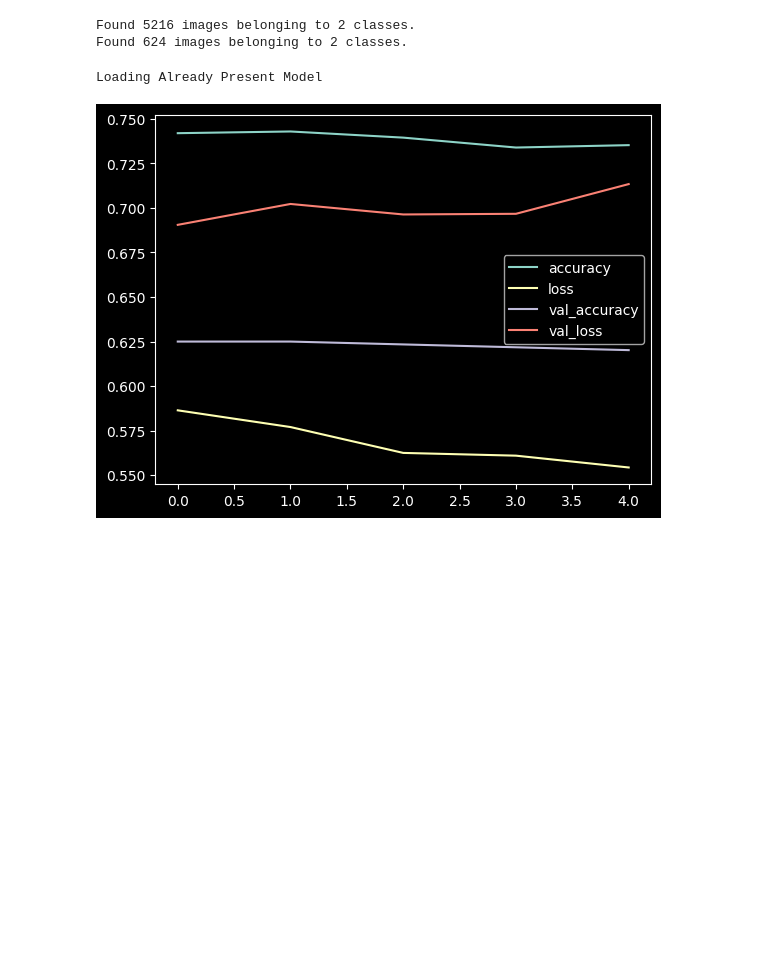
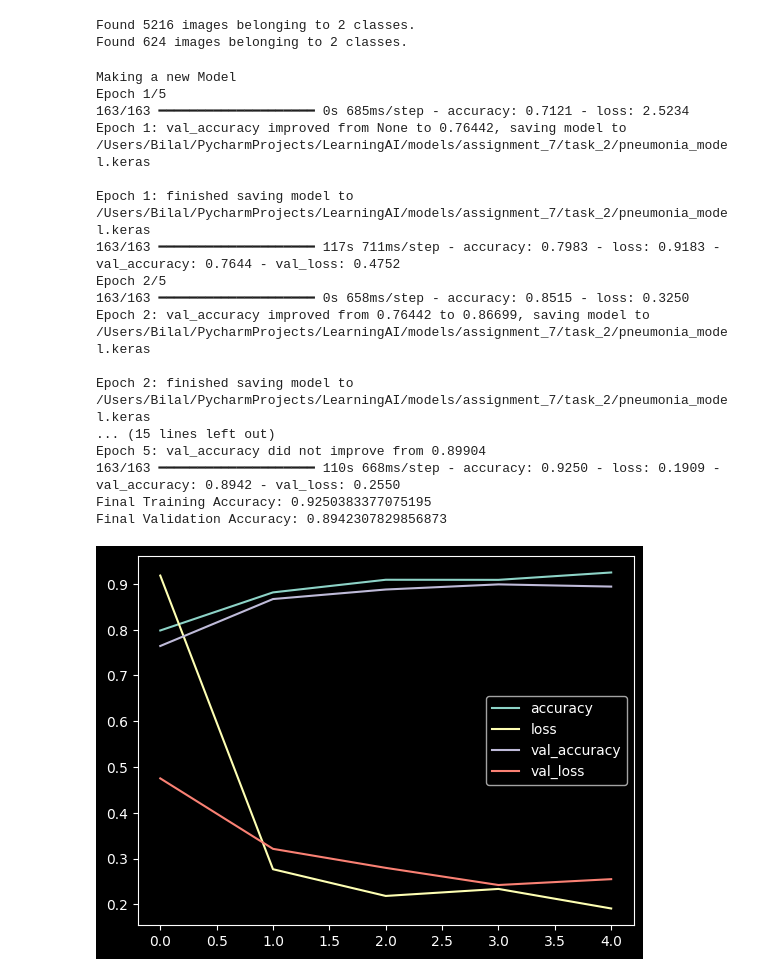
Before and after one commit to Muhammad-Bilal1605/LearningAI, a Jupyter notebook: scripts/assignment_7/assignment_7_task_2.ipynb, the cells around one changed output. Drawn from its saved outputs; the diff is of its cells as text; code cells hidden in the pictures; blank space fills up the shorter version.

Commit message:
assignment_7: Improved the Pneumonia Model

```diff
--- a/scripts/assignment_7/assignment_7_task_2.ipynb
+++ b/scripts/assignment_7/assignment_7_task_2.ipynb
@@ -36,7 +36,7 @@ train_data = train_datagen.flow_from_directory(
     train_dir,
     color_mode="grayscale",
     batch_size=32,
-    target_size=(128, 128),
+    target_size=(224, 224),
     class_mode="binary"
 )
 
@@ -44,8 +44,9 @@ test_data = valid_datagen.flow_from_directory(
     test_dir,
     color_mode="grayscale",
     batch_size=32,
-    target_size=(128, 128),
-    class_mode="binary"
+    target_size=(224, 224),
+    class_mode="binary",
+    shuffle=False
 )
 # %% [output]
 Found 5216 images belonging to 2 classes.
@@ -55,42 +56,78 @@ data_augmentation = tf.keras.Sequential([
     tf.keras.layers.RandomFlip("horizontal"),
     tf.keras.layers.RandomRotation(0.1),
     tf.keras.layers.RandomZoom(0.1),
-    tf.keras.layers.RandomFlip(mode='horizontal'),
 ])
 # %%
 model = tf.keras.Sequential([
-    tf.keras.layers.Input(shape=(128, 128, 1)),
+    tf.keras.layers.Input(shape=(224, 224, 1)),
     data_augmentation,
-    tf.keras.layers.Conv2D(64, (3, 3), activation="relu"),
-    tf.keras.layers.Conv2D(32, (3, 3), activation="relu"),
-    tf.keras.layers.MaxPool2D(),
 
-    tf.keras.layers.GlobalAveragePooling2D(),
-    tf.keras.layers.Dropout(0.4),
+    tf.keras.layers.Conv2D(32, (3, 3), padding='same'),
+    tf.keras.layers.MaxPool2D(pool_size=(2, 2), strides=2),
 
+    tf.keras.layers.Conv2D(64, (3, 3), padding='same'),
+    tf.keras.layers.MaxPool2D(pool_size=(2, 2), strides=2),
+
+    tf.keras.layers.Conv2D(128, (3, 3), padding='same'),
+    tf.keras.layers.MaxPool2D(pool_size=(2, 2), strides=2),
+
+    tf.keras.layers.Flatten(),
+
+    tf.keras.layers.Dense(1000, activation='relu'),
     tf.keras.layers.Dense(1, activation="sigmoid")
 ])
 # %%
 model.compile(loss=tf.keras.losses.binary_crossentropy, optimizer='adam', metrics=["accuracy"])
+# %%
+checkpoint = tf.keras.callbacks.ModelCheckpoint(
+    filepath=MODEL_PATH,
+    monitor="val_accuracy",
+    save_best_only=True,
+    mode="max",
+    verbose=1
+)
 # %%
-
 if os.path.exists(MODEL_PATH) and os.path.exists(HISTORY_PATH):
     print("Loading Already Present Model")
     model = tf.keras.models.load_model(MODEL_PATH)
     history = joblib.load(HISTORY_PATH)
+
+    print("Final Training Accuracy:", history["accuracy"][-1])
+    print("Final Validation Accuracy:", history["val_accuracy"][-1])
+
     #evaulation
     pd.DataFrame(history).plot()
 
 else:
     print("Making a new Model")
 
-    history = model.fit(train_data, epochs=5, steps_per_epoch=len(train_data), validation_data=test_data)
+    history = model.fit(train_data, epochs=5, steps_per_epoch=len(train_data), validation_data=test_data,
+                        callbacks=[checkpoint])
     model.save(MODEL_PATH)
     #savng history
     joblib.dump(history.history, HISTORY_PATH)
 
+    print("Final Training Accuracy:", history.history["accuracy"][-1])
+    print("Final Validation Accuracy:", history.history["val_accuracy"][-1])
+
     #evaluation
     pd.DataFrame(history.history).plot()
 # %% [output]
-Loading Already Present Model
+Making a new Model
+Epoch 1/5
+163/163 ━━━━━━━━━━━━━━━━━━━━ 0s 685ms/step - accuracy: 0.7121 - loss: 2.5234
+Epoch 1: val_accuracy improved from None to 0.76442, saving model to /Users/Bilal/PycharmProjects/LearningAI/models/assignment_7/task_2/pneumonia_model.keras
+
+Epoch 1: finished saving model to /Users/Bilal/PycharmProjects/LearningAI/models/assignment_7/task_2/pneumonia_model.keras
+163/163 ━━━━━━━━━━━━━━━━━━━━ 117s 711ms/step - accuracy: 0.7983 - loss: 0.9183 - val_accuracy: 0.7644 - val_loss: 0.4752
+Epoch 2/5
+163/163 ━━━━━━━━━━━━━━━━━━━━ 0s 658ms/step - accuracy: 0.8515 - loss: 0.3250
+Epoch 2: val_accuracy improved from 0.76442 to 0.86699, saving model to /Users/Bilal/PycharmProjects/LearningAI/models/assignment_7/task_2/pneumonia_model.keras
+
+Epoch 2: finished saving model to /Users/Bilal/PycharmProjects/LearningAI/models/assignment_7/task_2/pneumonia_model.keras
+... (15 lines left out)
+Epoch 5: val_accuracy did not improve from 0.89904
+163/163 ━━━━━━━━━━━━━━━━━━━━ 110s 668ms/step - accuracy: 0.9250 - loss: 0.1909 - val_accuracy: 0.8942 - val_loss: 0.2550
+Final Training Accuracy: 0.9250383377075195
+Final Validation Accuracy: 0.8942307829856873
-[figure, old version]
+[figure, new version]
```
Also changed, not shown: parts of 3 cells of this notebook, 2 other files.
